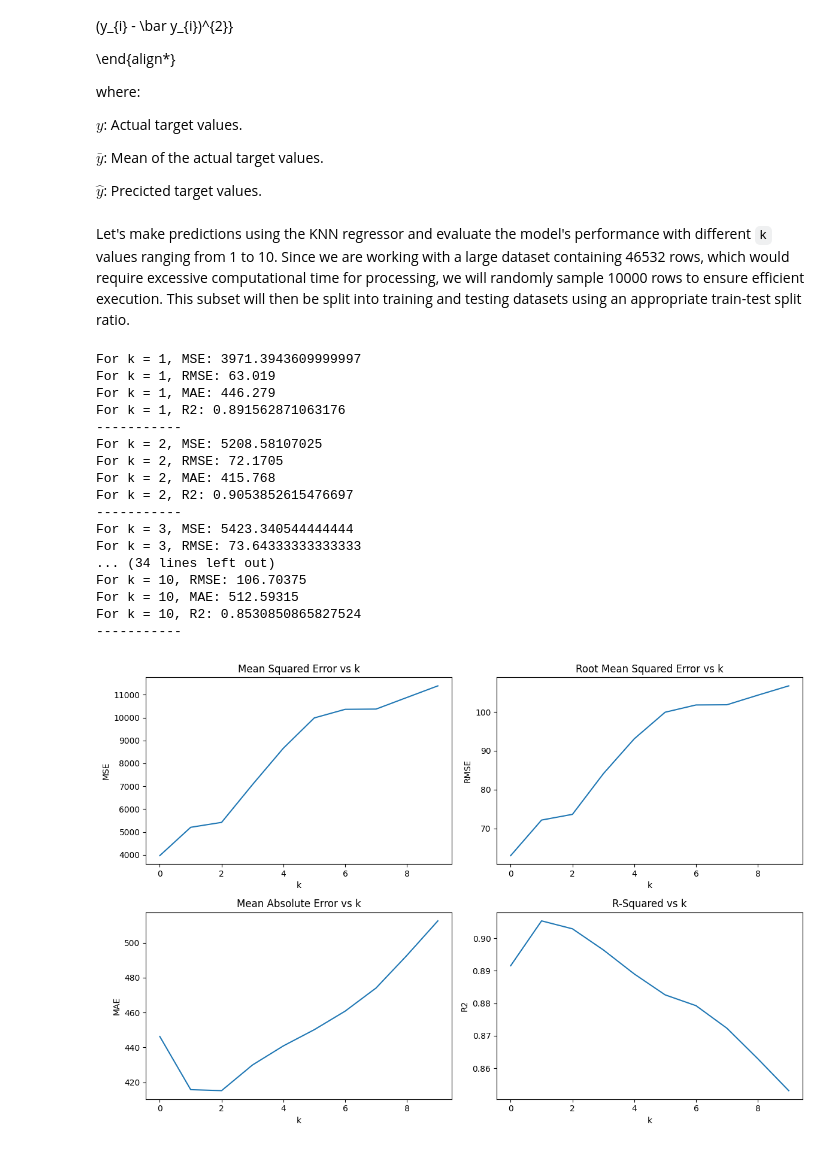
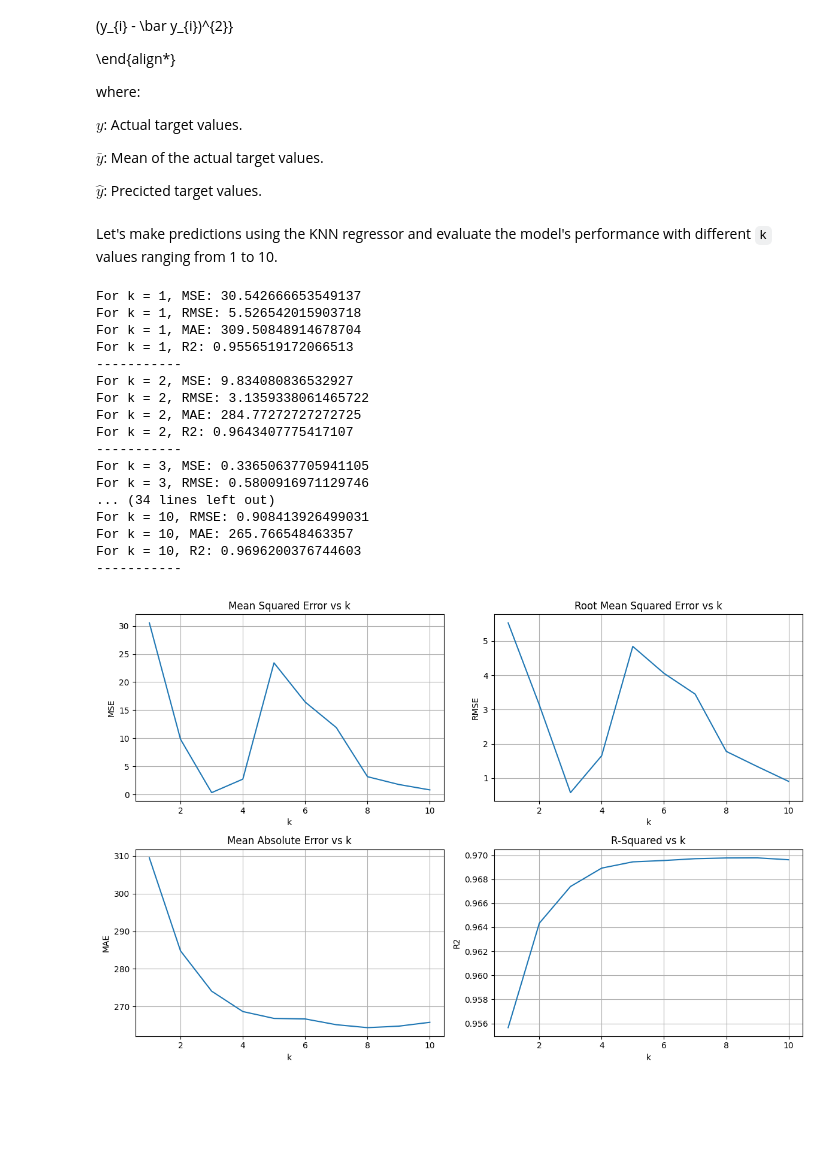
Before and after one commit to tsu76i/DS-playground, a Jupyter notebook: 2. Building ML Models From Scratch/2.2 KNN/2.2_k_nearest_neighbours_regression.ipynb, the cells around one changed output. Drawn from its saved outputs; the diff is of its cells as text; code cells hidden in the pictures; blank space fills up the shorter version.

```diff
--- a/2. Building ML Models From Scratch/2.2 KNN/2.2_k_nearest_neighbours_regression.ipynb
+++ b/2. Building ML Models From Scratch/2.2 KNN/2.2_k_nearest_neighbours_regression.ipynb
@@ -221,7 +221,7 @@ def standardise(data: np.ndarray) -> np.ndarray:
     data_std = np.std(data, axis=0)
     return (data - data_mean) / data_std
 # %%
-continuous_features = ['carat', 'x', 'y', 'z', 'depth', 'table']
+continuous_features = ['carat', 'x', 'y', 'z', 'depth', 'table', 'cut', 'color', 'clarity']
 df[continuous_features] = standardise(df[continuous_features].values)
 # %% [markdown]
 ### 4. Normalise After Encoding & Scaling Features
@@ -320,6 +320,7 @@ def train_test_split(X: np.array, y: np.array, test_size: float = 0.2,
 # %% [markdown]
 ## 5. KNN Regressor
 # %%
+from scipy.spatial import distance
 class KNN_Regressor:
     """
     A simple K-Nearest Neighbours (KNN) regressor.
@@ -382,8 +383,11 @@ class KNN_Regressor:
             - float: The mean target value of the k nearest neighbours.
             - np.array: Indices of the k nearest neighbours.
         """
-        distance_list: list[float] = [calculate_euclidean(
-            x_test, x_train) for x_train in self.X_train]
+        # distance_list: list[float] = [calculate_euclidean(
+        #     x_test, x_train) for x_train in self.X_train]
+
+        # ! Use scipy library for faster computation of Euclidean distance
+        distance_list = distance.cdist(self.X_train, x_test.reshape(1, -1), metric="euclidean").flatten()
 
         k_neighbours: np.array = np.argsort(distance_list)[:self.k]
         k_neighbours_values: list[float] = [
@@ -462,18 +466,19 @@ def calculate_r2(y_true: np.array, y_pred: np.array) -> float:
     r2 = 1 - (ss_residual / ss_total)
     return r2
 # %% [markdown]
-Let's make predictions using the KNN regressor and evaluate the model's performance with different `k` values ranging from 1 to 10. Since we are working with a large dataset containing 46532 rows, which would require excessive computational time for processing, we will randomly sample 10000 rows to ensure efficient execution. This subset will then be split into training and testing datasets using an appropriate train-test split ratio.
+Let's make predictions using the KNN regressor and evaluate the model's performance with different `k` values ranging from 1 to 10.
 # %%
 MSE_list, RMSE_list, MAE_list, R2_list = [], [], [], []
-df = df.sample(n=10000, random_state=42)
+# df = df.sample(n=30000, random_state=42)
 X = df.drop(columns=['price']).values
 y = df['price'].values
+k_range = range(1, 11)  # Generate k-values from 1 to 10
 
 # Split data
 X_train, X_test, y_train, y_test = train_test_split(X, y, test_size=0.2, random_state=42)
 
 # Train KNN regressor, make predictions and evaluate the model for different k values.
-for k in range(1, 11):
+for k in k_range:
     knn_reg = KNN_Regressor(k=k)
     knn_reg.fit(X_train, y_train)
     y_pred = knn_reg.predict(X_test)
@@ -492,51 +497,56 @@ for k in range(1, 11):
     MAE_list.append(mae)
     R2_list.append(r2)
 # %% [output]
-For k = 1, MSE: 3971.3943609999997
-For k = 1, RMSE: 63.019
-For k = 1, MAE: 446.279
-For k = 1, R2: 0.891562871063176
+For k = 1, MSE: 30.542666653549137
+For k = 1, RMSE: 5.526542015903718
+For k = 1, MAE: 309.50848914678704
+For k = 1, R2: 0.9556519172066513
 -----------
-For k = 2, MSE: 5208.58107025
-For k = 2, RMSE: 72.1705
-For k = 2, MAE: 415.768
-For k = 2, R2: 0.9053852615476697
+For k = 2, MSE: 9.834080836532927
+For k = 2, RMSE: 3.1359338061465722
+For k = 2, MAE: 284.77272727272725
+For k = 2, R2: 0.9643407775417107
 -----------
-For k = 3, MSE: 5423.340544444444
-For k = 3, RMSE: 73.64333333333333
+For k = 3, MSE: 0.33650637705941105
+For k = 3, RMSE: 0.5800916971129746
 ... (34 lines left out)
-For k = 10, RMSE: 106.70375
-For k = 10, MAE: 512.59315
-For k = 10, R2: 0.8530850865827524
+For k = 10, RMSE: 0.908413926499031
+For k = 10, MAE: 265.766548463357
+For k = 10, R2: 0.9696200376744603
 -----------
 # %%
 fig, axes = plt.subplots(ncols=2, nrows=2, figsize=(12, 8))
 
+
 # MSE
-axes[0][0].plot(MSE_list)
+axes[0][0].plot(k_range, MSE_list)
 axes[0][0].set_title('Mean Squared Error vs k')
 axes[0][0].set_xlabel('k')
 axes[0][0].set_ylabel('MSE')
+axes[0][0].grid(True)
 
 # RMSE
-axes[0][1].plot(RMSE_list)
+axes[0][1].plot(k_range, RMSE_list)
 axes[0][1].set_title('Root Mean Squared Error vs k')
 axes[0][1].set_xlabel('k')
 axes[0][1].set_ylabel('RMSE')
+axes[0][1].grid(True)
 
 # MAE
-axes[1][0].plot(MAE_list)
+axes[1][0].plot(k_range, MAE_list)
 axes[1][0].set_title('Mean Absolute Error vs k')
 axes[1][0].set_xlabel('k')
 axes[1][0].set_ylabel('MAE')
+axes[1][0].grid(True)
 
 # R2
-axes[1][1].plot(R2_list)
+axes[1][1].plot(k_range, R2_list)
 axes[1][1].set_title('R-Squared vs k')
 axes[1][1].set_xlabel('k')
 axes[1][1].set_ylabel('R2')
+axes[1][1].grid(True)
 plt.tight_layout()
 plt.show()
 # %% [output]
-[figure, old version]
+[figure, new version]
 # %% [markdown]
```
Also changed, not shown: parts of 2 cells of this notebook.
